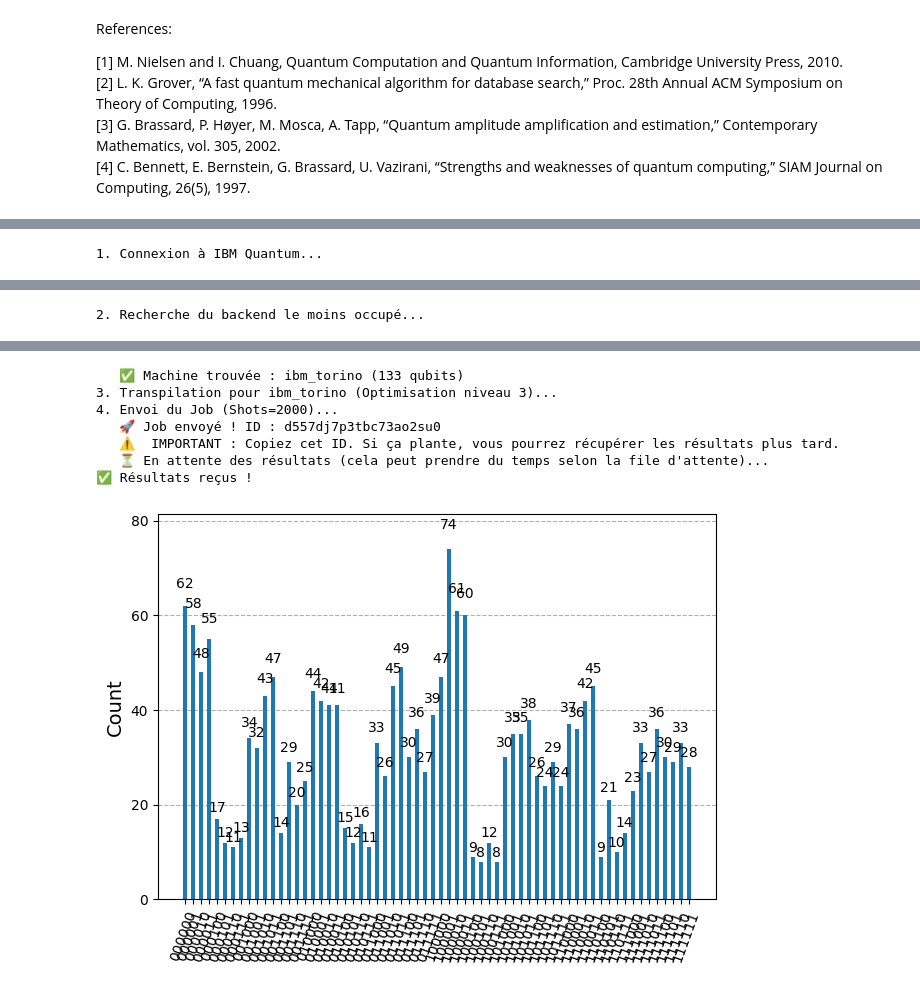
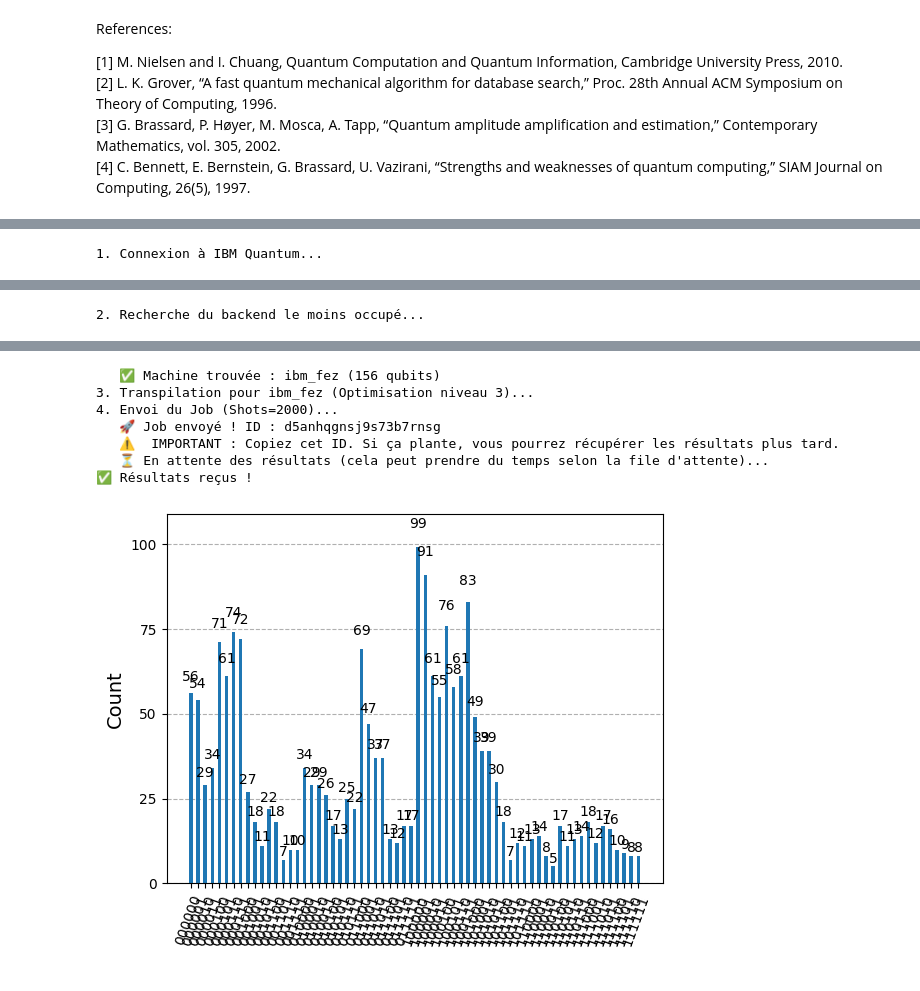
Before and after one commit to victor-pcll/Grover-s-Search, a Jupyter notebook: notebook.ipynb, the cells around one changed output, grey strips where cells are left out. Saved outputs shown, nothing was run; the diff lists cells and outputs as text; code cells hidden in the pictures.

```diff
--- a/notebook.ipynb
+++ b/notebook.ipynb
@@ -752,6 +775,6 @@ qc_counting = get_quantum_counting_circuit(n=3, targets=['101'], t_bits=6)
 counts_qpe = run_on_ibm_hardware(qc_counting, shots=2000)
 
 if counts_qpe:
-    plot_histogram(counts_qpe)
+    plot_histogram(counts_qpe, filename="./asset/IBM/counting_qpe_1.png")
 # %% [output]
 1. Connexion à IBM Quantum...
@@ -762,8 +785,8 @@ qiskit_runtime_service.backends:WARNING:2025-12-23 12:02:33,560: Using instance:
-   ✅ Machine trouvée : ibm_torino (133 qubits)
-3. Transpilation pour ibm_torino (Optimisation niveau 3)...
+   ✅ Machine trouvée : ibm_fez (156 qubits)
+3. Transpilation pour ibm_fez (Optimisation niveau 3)...
 4. Envoi du Job (Shots=2000)...
-   🚀 Job envoyé ! ID : d557dj7p3tbc73ao2su0
+   🚀 Job envoyé ! ID : d5anhqgnsj9s73b7rnsg
    ⚠️  IMPORTANT : Copiez cet ID. Si ça plante, vous pourrez récupérer les résultats plus tard.
    ⏳ En attente des résultats (cela peut prendre du temps selon la file d'attente)...
 ✅ Résultats reçus !
-[figure, old version]
+[figure, new version]
```
Also changed, not shown: parts of 17 cells of this notebook, 18 other files.
